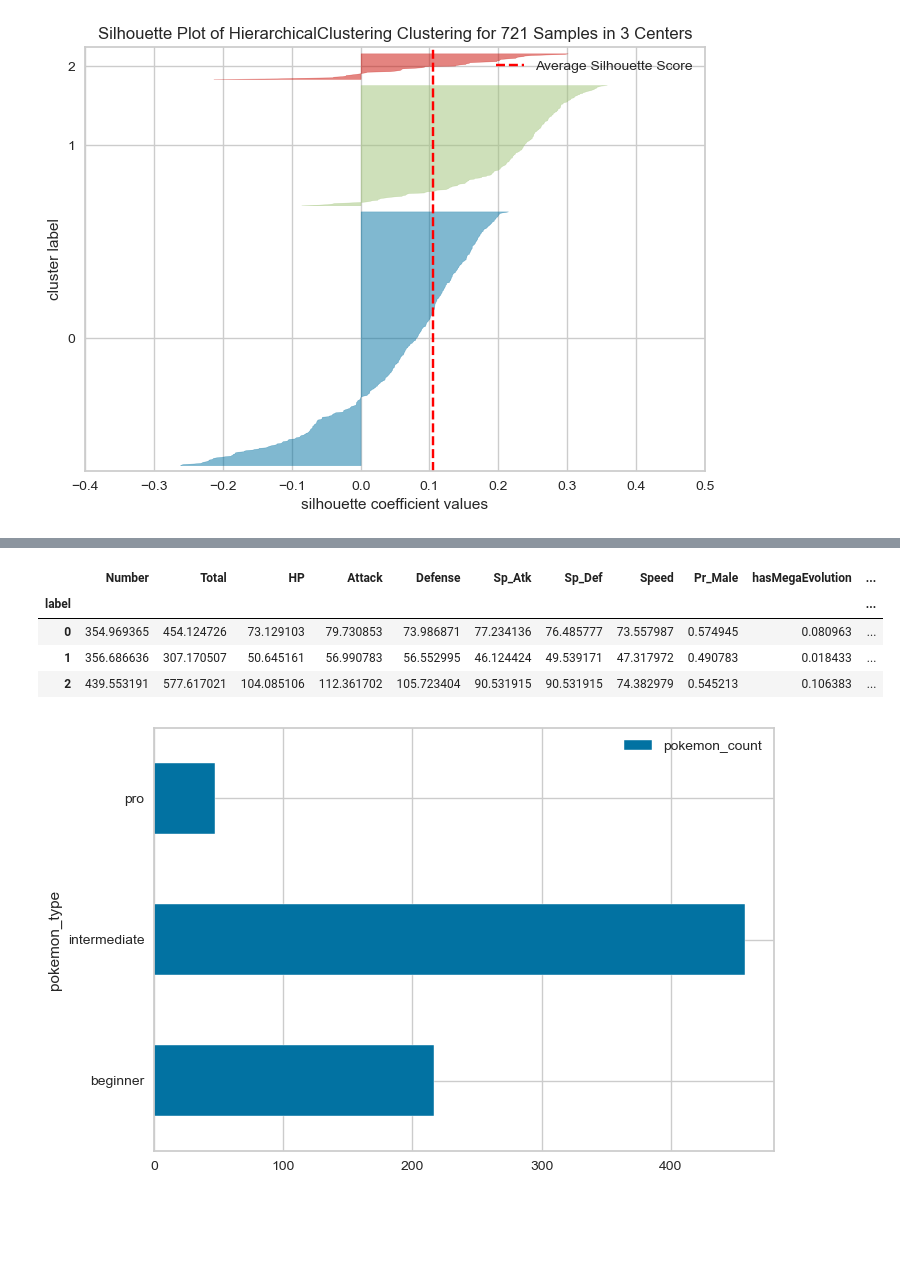
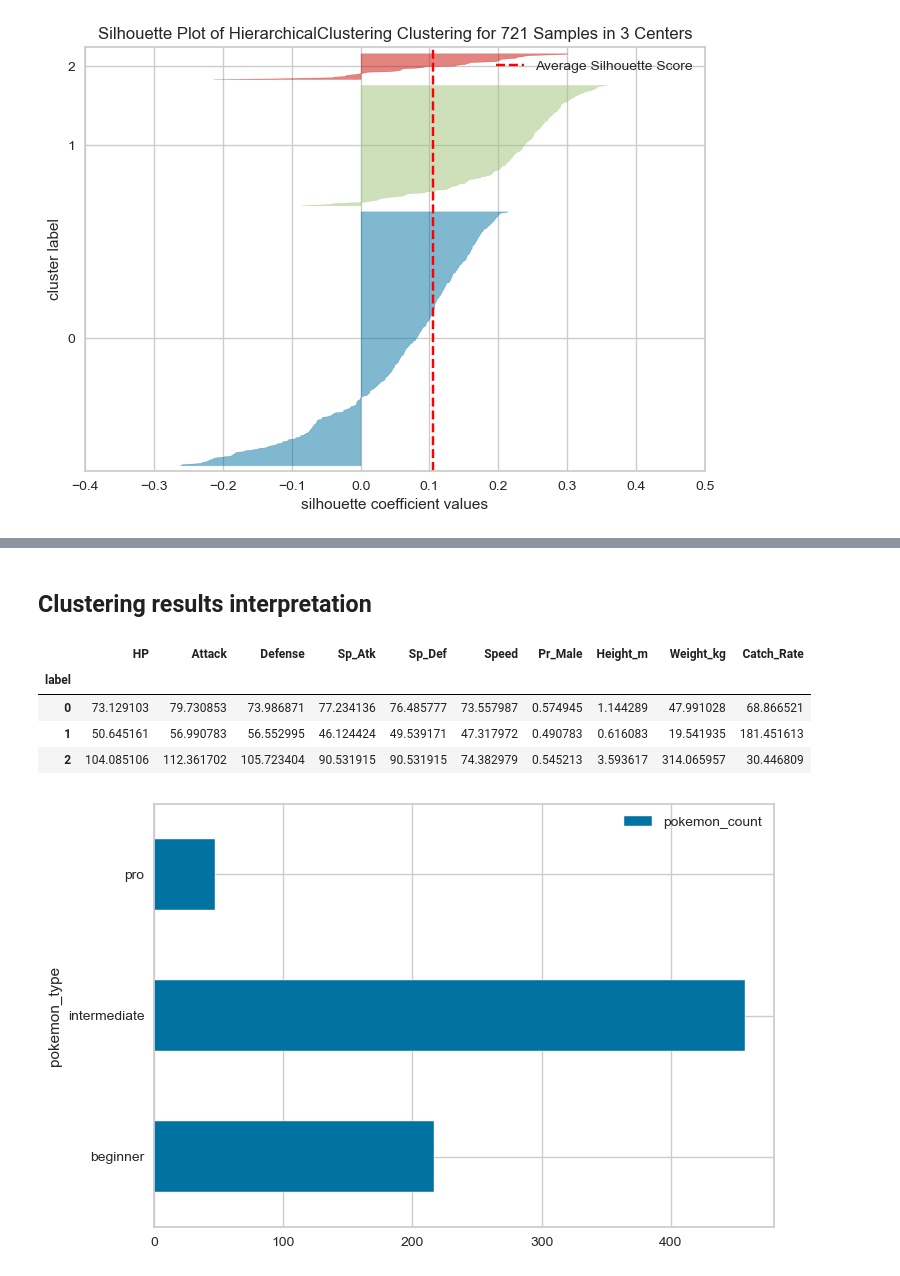
Before and after one commit to dr-leto/unimi, a Jupyter notebook: advanced_multivariate_statistics/pokemons.ipynb, the cells around one changed output, grey strips where cells are left out. Drawn from its saved outputs; the diff is of its cells as text; code cells hidden in the pictures; blank space fills up the shorter version.

```diff
--- a/advanced_multivariate_statistics/pokemons.ipynb
+++ b/advanced_multivariate_statistics/pokemons.ipynb
@@ -297,13 +388,15 @@ visualizer.show();
+# %% [markdown]
+## Clustering results interpretation
 # %%
 data["label"] = best_hier.fit_predict(X_train_test.toarray())
 
-data.groupby("label").mean()
+data[num_features + ["label"]].groupby("label").mean()
 # %% [output]
-|  | Number | Total | HP | Attack | Defense | Sp_Atk | Sp_Def | Speed | Pr_Male | hasMegaEvolution | ... |
-| label |  |  |  |  |  |  |  |  |  |  | ... |
-| 0 | 354.969365 | 454.124726 | 73.129103 | 79.730853 | 73.986871 | 77.234136 | 76.485777 | 73.557987 | 0.574945 | 0.080963 | ... |
-| 1 | 356.686636 | 307.170507 | 50.645161 | 56.990783 | 56.552995 | 46.124424 | 49.539171 | 47.317972 | 0.490783 | 0.018433 | ... |
-| 2 | 439.553191 | 577.617021 | 104.085106 | 112.361702 | 105.723404 | 90.531915 | 90.531915 | 74.382979 | 0.545213 | 0.106383 | ... |
+|  | HP | Attack | Defense | Sp_Atk | Sp_Def | Speed | Pr_Male | Height_m | Weight_kg | Catch_Rate |
+| label |  |  |  |  |  |  |  |  |  |  |
+| 0 | 73.129103 | 79.730853 | 73.986871 | 77.234136 | 76.485777 | 73.557987 | 0.574945 | 1.144289 | 47.991028 | 68.866521 |
+| 1 | 50.645161 | 56.990783 | 56.552995 | 46.124424 | 49.539171 | 47.317972 | 0.490783 | 0.616083 | 19.541935 | 181.451613 |
+| 2 | 104.085106 | 112.361702 | 105.723404 | 90.531915 | 90.531915 | 74.382979 | 0.545213 | 3.593617 | 314.065957 | 30.446809 |
 # %%
 data["pokemon_type"] = data["label"].map({1: "beginner", 0: "intermediate", 2: "pro"})
 data.groupby("pokemon_type").size().to_frame().rename(columns={0: "pokemon_count"}).plot(kind="barh");
```
Also changed, not shown: parts of 27 cells of this notebook.
